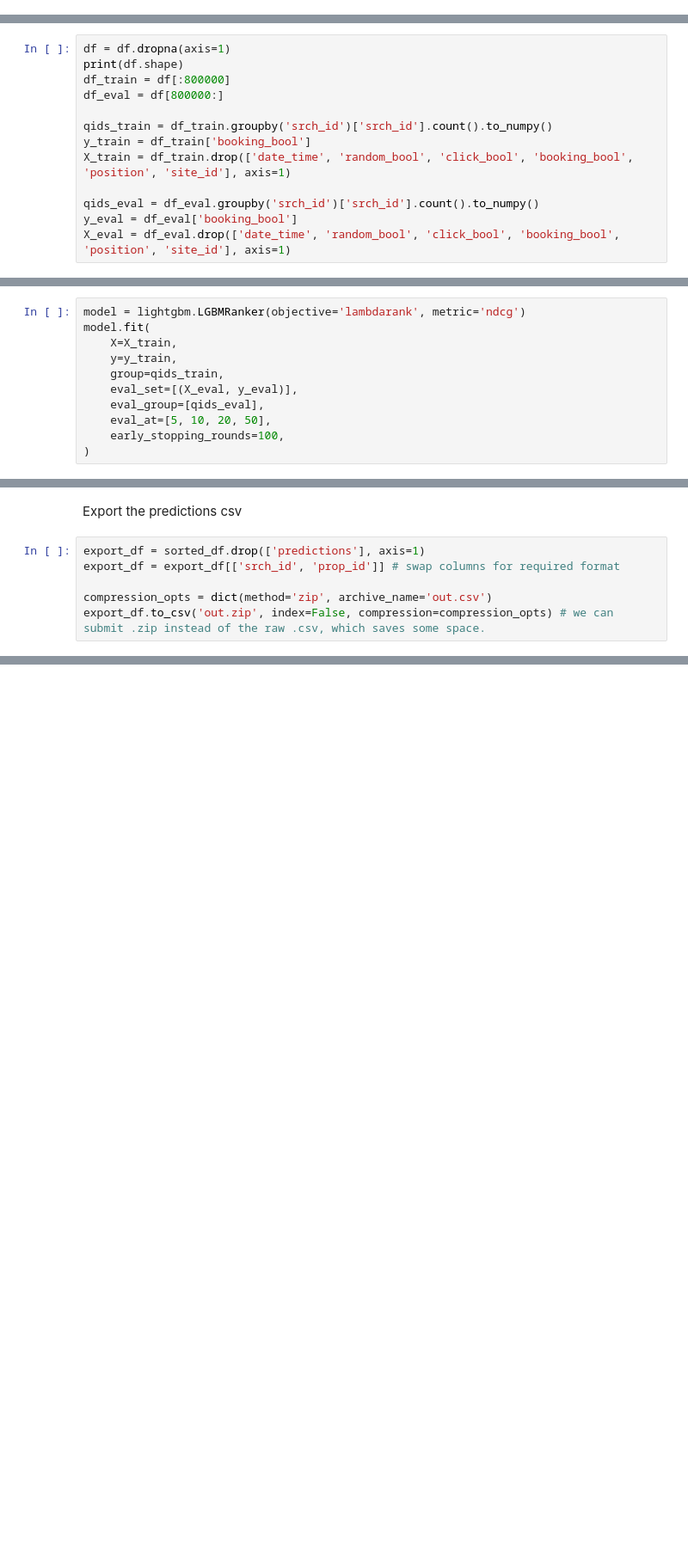
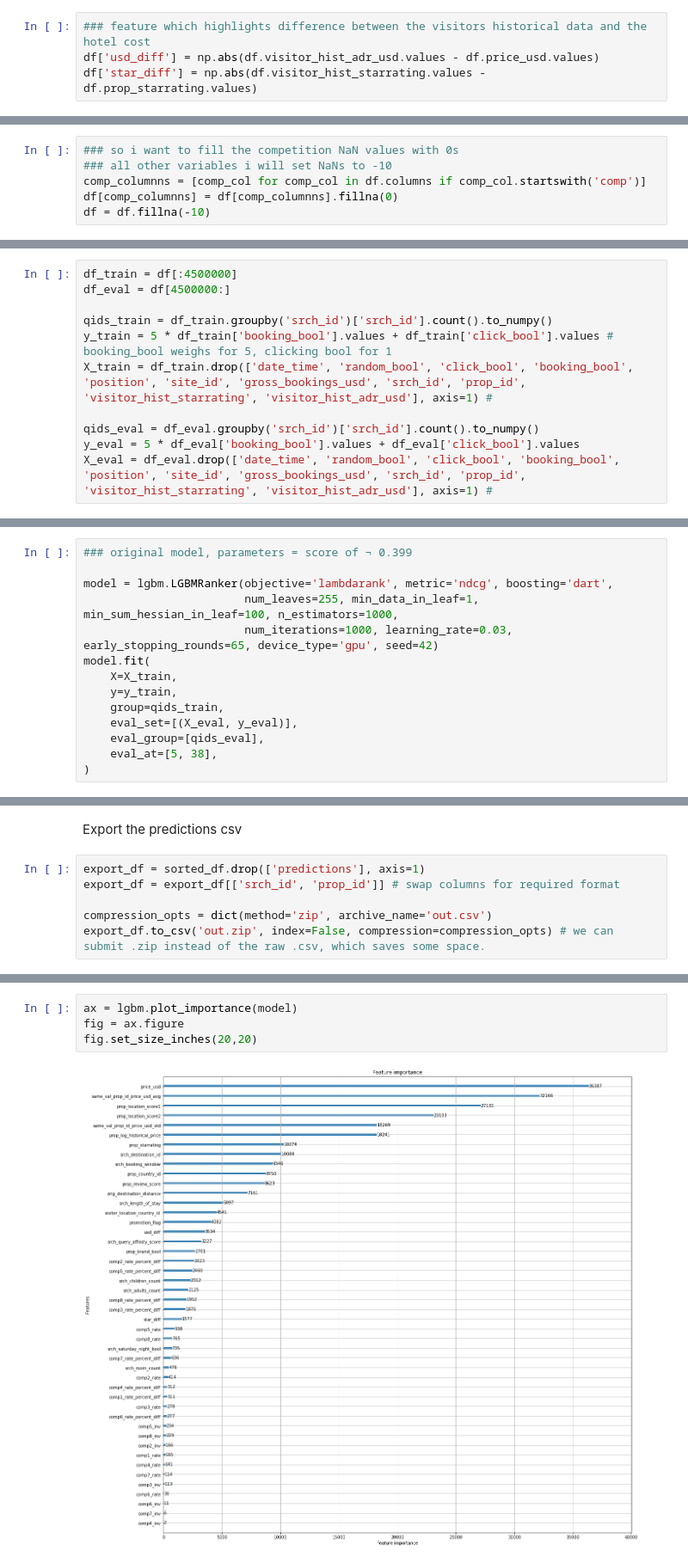
Before and after one commit to JoshuaSeth/DM_project_2, a Jupyter notebook: models/LightGBM_model.ipynb, the cells around one changed output, grey strips where cells are left out. Shown: that part at 86% size. Drawn from its saved outputs; the diff is of its cells as text; blank space fills up the shorter version.

Commit message:
updated lightGBM model

```diff
--- a/models/LightGBM_model.ipynb
+++ b/models/LightGBM_model.ipynb
@@ -13,0 +36,4 @@ del df # delete from memory after training to prevent runtime crashes and restar
+# %%
+### feature which highlights difference between the visitors historical data and the hotel cost
+df['usd_diff'] = np.abs(df.visitor_hist_adr_usd.values - df.price_usd.values)
+df['star_diff'] = np.abs(df.visitor_hist_starrating.values - df.prop_starrating.values)
@@ -40,0 +165,6 @@ Index(['srch_id', 'date_time', 'site_id', 'visitor_location_country_id',
+# %%
+### so i want to fill the competition NaN values with 0s
+### all other variables i will set NaNs to -10
+comp_columnns = [comp_col for comp_col in df.columns if comp_col.startswith('comp')]
+df[comp_columnns] = df[comp_columnns].fillna(0)
+df = df.fillna(-10)
@@ -41,13 +178,11 @@ Index(['srch_id', 'date_time', 'site_id', 'visitor_location_country_id',
 # %%
-df = df.dropna(axis=1)
-print(df.shape)
-df_train = df[:800000]
-df_eval = df[800000:]
+df_train = df[:4500000]
+df_eval = df[4500000:]
 
 qids_train = df_train.groupby('srch_id')['srch_id'].count().to_numpy()
-y_train = df_train['booking_bool']
-X_train = df_train.drop(['date_time', 'random_bool', 'click_bool', 'booking_bool', 'position', 'site_id'], axis=1)
+y_train = 5 * df_train['booking_bool'].values + df_train['click_bool'].values # booking_bool weighs for 5, clicking bool for 1
+X_train = df_train.drop(['date_time', 'random_bool', 'click_bool', 'booking_bool', 'position', 'site_id', 'gross_bookings_usd', 'srch_id', 'prop_id', 'visitor_hist_starrating', 'visitor_hist_adr_usd'], axis=1) #
 
 qids_eval = df_eval.groupby('srch_id')['srch_id'].count().to_numpy()
-y_eval = df_eval['booking_bool']
-X_eval = df_eval.drop(['date_time', 'random_bool', 'click_bool', 'booking_bool', 'position', 'site_id'], axis=1)
+y_eval = 5 * df_eval['booking_bool'].values + df_eval['click_bool'].values
+X_eval = df_eval.drop(['date_time', 'random_bool', 'click_bool', 'booking_bool', 'position', 'site_id', 'gross_bookings_usd', 'srch_id', 'prop_id', 'visitor_hist_starrating', 'visitor_hist_adr_usd'], axis=1) #
@@ -56,14 +189,17 @@ X_eval = df_eval.drop(['date_time', 'random_bool', 'click_bool', 'booking_bool',
 # %% [markdown]
 #Training a simple lightgbm model with the objective lambdaRank
 # %%
-model = lightgbm.LGBMRanker(objective='lambdarank', metric='ndcg')
+### original model, parameters = score of ¬ 0.399
+
+model = lgbm.LGBMRanker(objective='lambdarank', metric='ndcg', boosting='dart',
+                        num_leaves=255, min_data_in_leaf=1, min_sum_hessian_in_leaf=100, n_estimators=1000,
+                        num_iterations=1000, learning_rate=0.03, early_stopping_rounds=65, device_type='gpu', seed=42)
 model.fit(
     X=X_train,
     y=y_train,
     group=qids_train,
     eval_set=[(X_eval, y_eval)],
     eval_group=[qids_eval],
-    eval_at=[5, 10, 20, 50],
-    early_stopping_rounds=100,
+    eval_at=[5, 38],
 )
 # %% [output]
@@ -154,0 +307,6 @@ export_df.to_csv('out.zip', index=False, compression=compression_opts) # we can
+# %%
+ax = lgbm.plot_importance(model)
+fig = ax.figure
+fig.set_size_inches(20,20)
+# %% [output]
+[figure, added]
```
Also changed, not shown: parts of 31 cells of this notebook.
